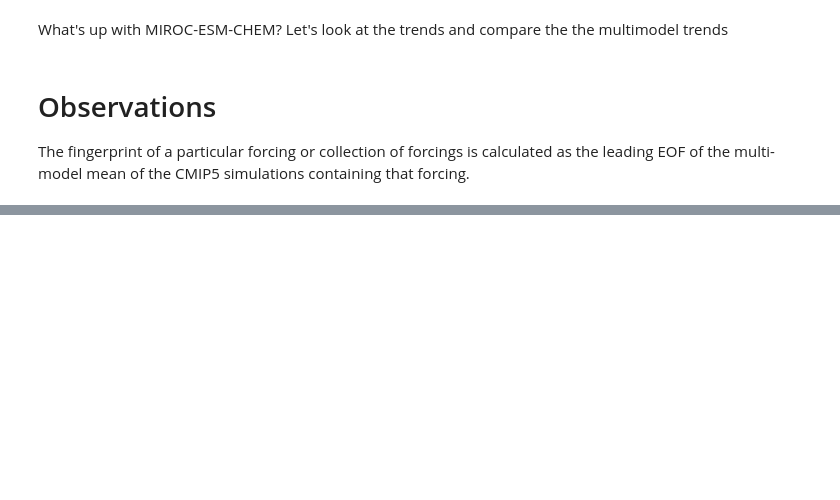
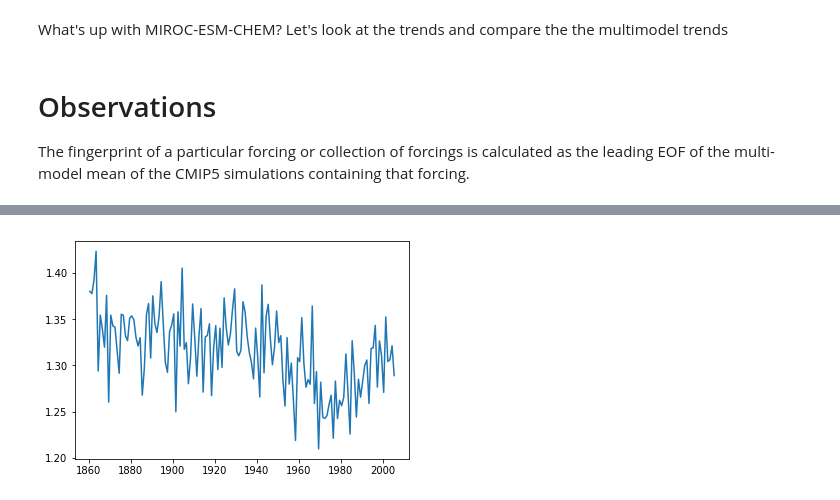
Before and after one commit to katemarvel/Sahel_Code, a Jupyter notebook: SahelFingerprinting.ipynb, the cells around one changed output, grey strips where cells are left out. Cells and saved outputs as stored; diff of their text form; code cells hidden in the pictures; blank space fills up the shorter version.

```diff
--- a/SahelFingerprinting.ipynb
+++ b/SahelFingerprinting.ipynb
@@ -656,3 +583,50 @@ plt.hist(cmip5.get_linear_trends(modaa),20,density=True)
+# %%
+def plot_obs(dataset):
+    fobs=cdms.open("/Users/kmarvel/Google Drive/Sahel/DATA/OBS/PROCESSED/"+dataset+".nc")
+    tot=fobs("pr_sahel")
+    cdutil.setTimeBoundsMonthly(tot)
+    data=cdutil.YEAR(tot,criteriaarg=(.5,None))
+    Plotting.time_plot(data,label=dataset)
+    east=fobs("pr_CE")
+    cdutil.setTimeBoundsMonthly(east)
+    dataeast=cdutil.YEAR(east)
+    west=fobs("pr_W")
+    cdutil.setTimeBoundsMonthly(west)
+    datawest=cdutil.YEAR(west)
+    dattot=dataeast+datawest
+    Plotting.time_plot(0.5*dattot,ls=":",label=dataset)
+    fobs.close()
+#plot_obs("GPCP")
+#plot_obs("PRECL")
+#plot_obs("CMAP")
+
+def plot_cru():
+    dataset="CRU"
+    f=cdms.open("/Users/kmarvel/Google Drive/Sahel/DATA/CMIP5/INTENSITY/cmip5.sahel_precip_intensity."+dataset+".nc")
+
+    east=f("pr_CE")
+    cdutil.setTimeBoundsMonthly(east)
+    dataeast=cdutil.YEAR(east,criteriaarg=(.99,None))
+    west=f("pr_W")
+    cdutil.setTimeBoundsMonthly(west)
+    datawest=cdutil.YEAR(west,criteriaarg=(.99,None))
+    dattot=(dataeast+datawest)/30.
+    Plotting.time_plot(0.5*dattot,ls="-",label=dataset)
+    f.close()
+#plot_cru()
+plt.figure()
+
+def plot_forcing(experiment):
+
+    f=cdms.open("/Users/kmarvel/Google Drive/Sahel/DATA/CMIP5/cmip5.sahel_precip."+experiment+".nc")
+
+    tot=MV.average(cmip5.ensemble2multimodel(f("pr_sahel")),axis=0)
+    cdutil.setTimeBoundsMonthly(tot)
+    data=cdutil.YEAR(tot,criteriaarg=(.99,None))
+    Plotting.time_plot(data,label=dataset)
+plot_forcing("AA")
+# %% [output]
+[figure, added]
 # %%
 def plot_monthly_polar(data,ax,**kwargs):
    # if ax is None:
```
Also changed, not shown: parts of 25 cells of this notebook.
